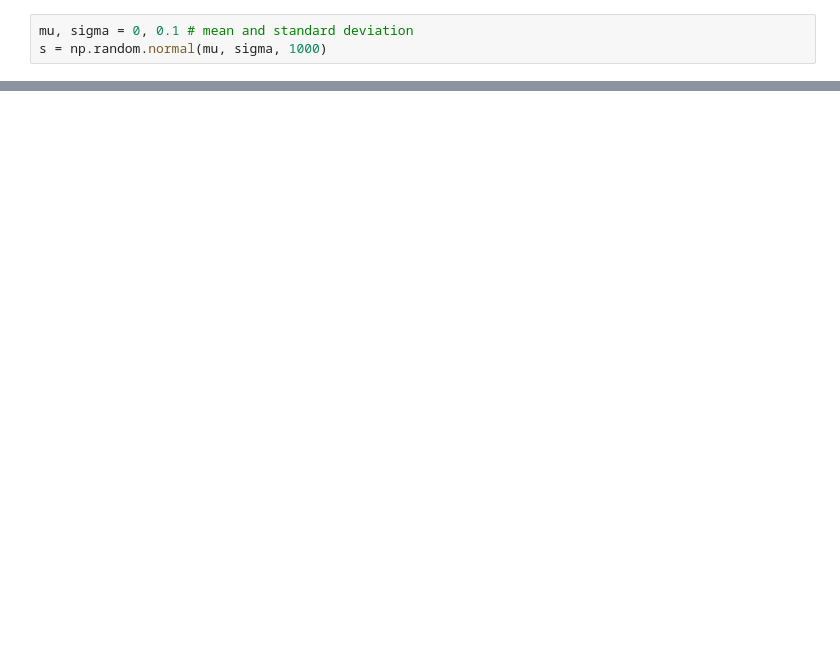
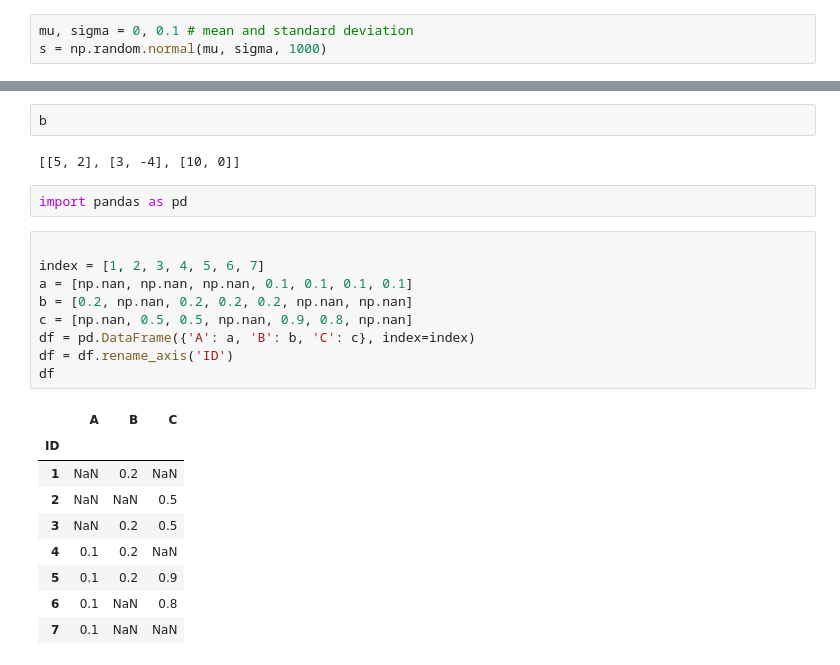
Before and after one commit to jlivsey/CenTS-pickupPy, a Jupyter notebook: python/notebooks/random-number-generation.ipynb, the cells around one changed output, grey strips where cells are left out. Cells and saved outputs as stored; diff of their text form; blank space fills up the shorter version.

```diff
--- a/python/notebooks/random-number-generation.ipynb
+++ b/python/notebooks/random-number-generation.ipynb
@@ -111,0 +207,25 @@ array([0, 1, 0, 0, 1, 1, 0, 2, 2, 1])
+# %%
+b
+# %% [output]
+[[5, 2], [3, -4], [10, 0]]
+# %%
+import pandas as pd
+# %%
+
+index = [1, 2, 3, 4, 5, 6, 7]
+a = [np.nan, np.nan, np.nan, 0.1, 0.1, 0.1, 0.1]
+b = [0.2, np.nan, 0.2, 0.2, 0.2, np.nan, np.nan]
+c = [np.nan, 0.5, 0.5, np.nan, 0.9, 0.8, np.nan]
+df = pd.DataFrame({'A': a, 'B': b, 'C': c}, index=index)
+df = df.rename_axis('ID')
+df
+# %% [output]
+|  | A | B | C |
+| ID |  |  |  |
+| 1 | NaN | 0.2 | NaN |
+| 2 | NaN | NaN | 0.5 |
+| 3 | NaN | 0.2 | 0.5 |
+| 4 | 0.1 | 0.2 | NaN |
+| 5 | 0.1 | 0.2 | 0.9 |
+| 6 | 0.1 | NaN | 0.8 |
+| 7 | 0.1 | NaN | NaN |
```
Also changed, not shown: parts of 30 cells of this notebook.
